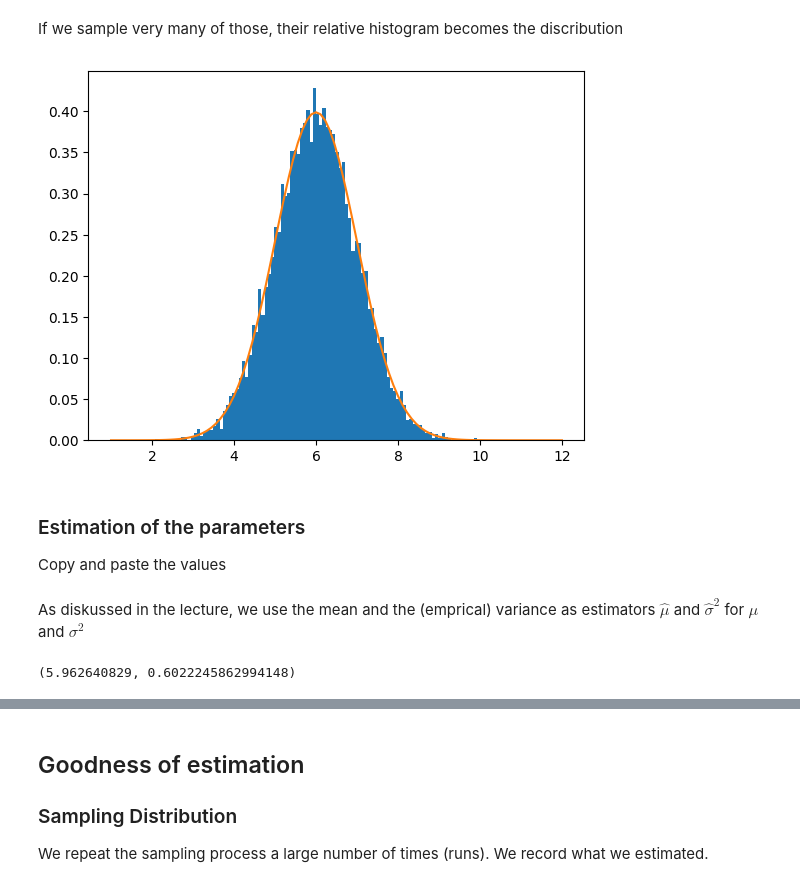
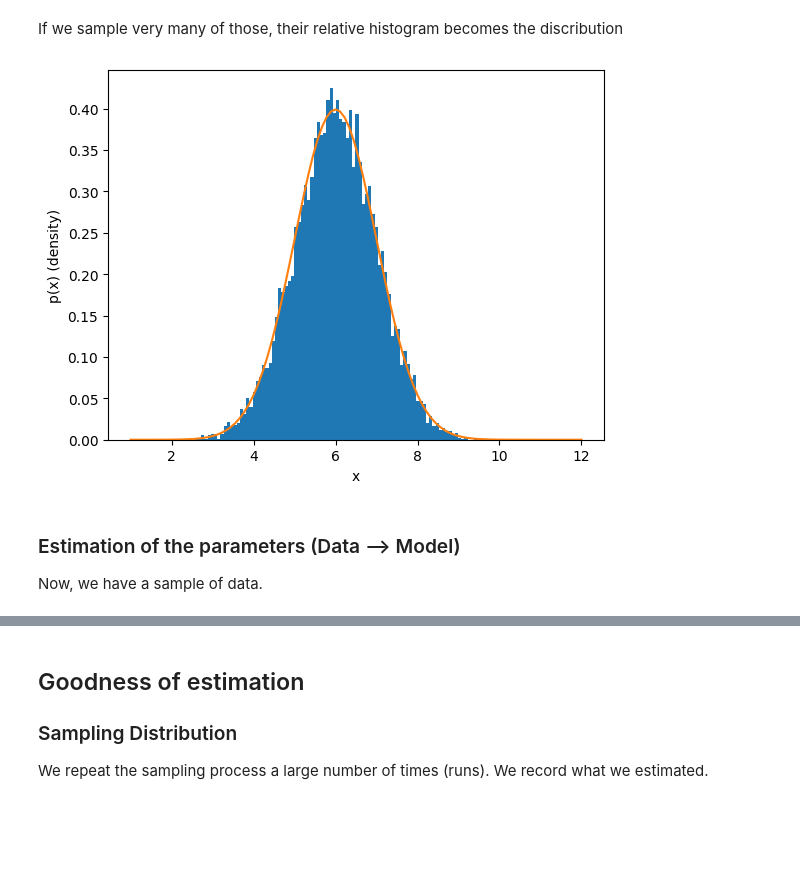
Before and after one commit to ioskn/mldl_htwg, a Jupyter notebook: intro/intro.ipynb, the cells around one changed output, grey strips where cells are left out. Saved outputs shown, nothing was run; the diff lists cells and outputs as text; code cells hidden in the pictures; blank space fills up the shorter version.

```diff
--- a/intro/intro.ipynb
+++ b/intro/intro.ipynb
@@ -49,15 +60,16 @@ np.random.normal(loc=6,scale=1)
 If we sample very many of those, their relative histogram becomes the discribution
 # %%
 # Repeat several times to see that data varies
-x  = np.random.normal(loc=6,scale=1,size=10000) #<--- change to 1e4
-x
-plt.hist(x, density=True, bins=100) #Need relative
+x  = np.random.normal(loc=6, scale=1, size=int(1e4))  # changed to 1e4
+xv = np.linspace(1, 12, 100)
+plt.hist(x, density=True, bins=100)  # Need relative
 plt.plot(xv, dist.pdf(xv))
+plt.xlabel('x')
+plt.ylabel('p(x) (density)')
 plt.show()
 # %% [output]
-[figure, old version]
+[figure, new version]
-# %% [markdown]
-### Estimation of the parameters
-
-Copy and paste the values
+# %% [markdown]
+### Estimation of the parameters (Data --> Model)
+Now, we have a sample of data.
 # %%
@@ -66,6 +76,0 @@ x = np.array([6.27045683, 5.94976189, 5.76105195, 5.09243634, 5.42322867, 6.7553
-# %% [markdown]
-As diskussed in the lecture, we use the mean and the (emprical) variance as estimators $\hat \mu$ and $\hat \sigma^2$ for $\mu$ and $\sigma^2$
-# %%
-np.mean(x), np.std(x)
-# %% [output]
-(5.962640829, 0.6022245862994148)
```
Also changed, not shown: parts of 13 cells of this notebook, 1 other file.
